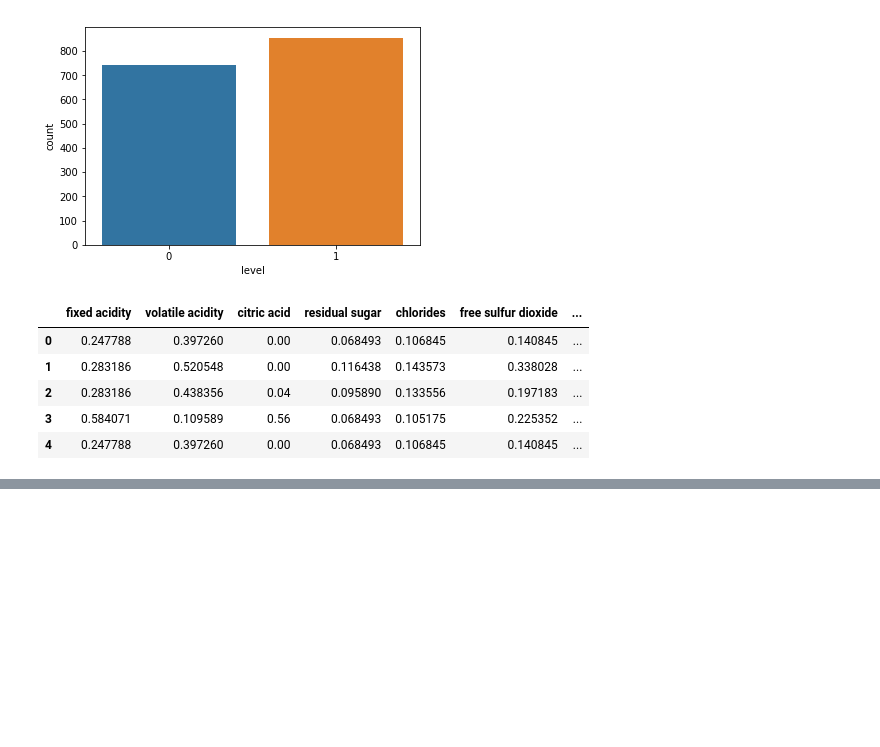
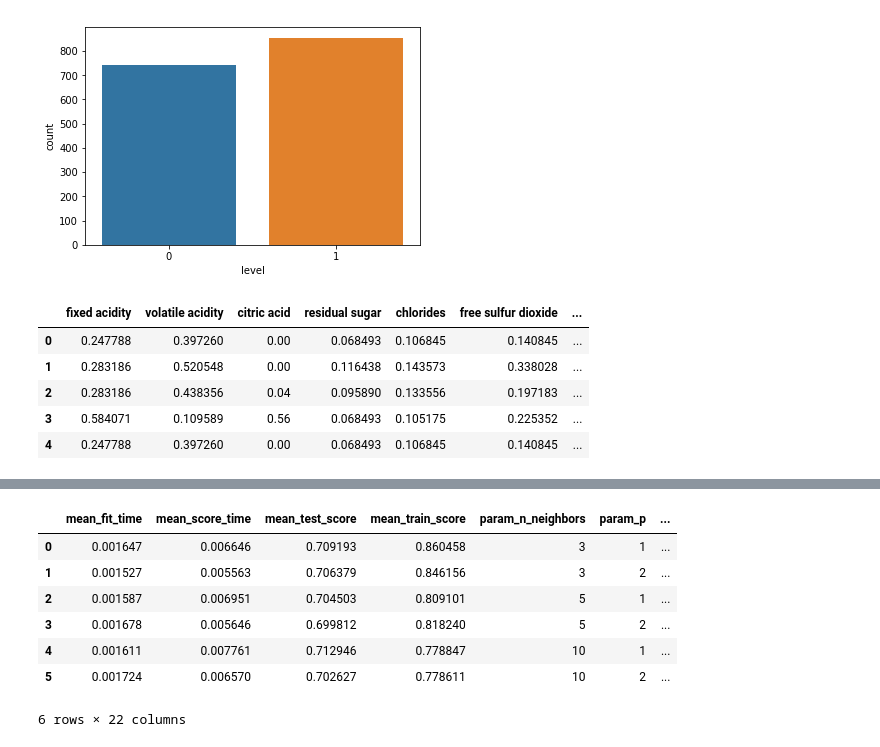
Before and after one commit to davidkorea/MEACHINE_LEARNING, a Jupyter notebook: 3_wine_quality/9_neural_network_MLP_cross_validation.ipynb, the cells around one changed output, grey strips where cells are left out. Cells and saved outputs as stored; diff of their text form; code cells hidden in the pictures; blank space fills up the shorter version.

```diff
--- a/3_wine_quality/9_neural_network_MLP_cross_validation.ipynb
+++ b/3_wine_quality/9_neural_network_MLP_cross_validation.ipynb
@@ -175,0 +153,11 @@ SyntaxError: invalid syntax (<ipython-input-42-be3218cab21a>, line 1)
+# %%
+pd.DataFrame(clf_list[3].cv_results_)
+# %% [output]
+|  | mean_fit_time | mean_score_time | mean_test_score | mean_train_score | param_n_neighbors | param_p | ... |
+| 0 | 0.001647 | 0.006646 | 0.709193 | 0.860458 | 3 | 1 | ... |
+| 1 | 0.001527 | 0.005563 | 0.706379 | 0.846156 | 3 | 2 | ... |
+| 2 | 0.001587 | 0.006951 | 0.704503 | 0.809101 | 5 | 1 | ... |
+| 3 | 0.001678 | 0.005646 | 0.699812 | 0.818240 | 5 | 2 | ... |
+| 4 | 0.001611 | 0.007761 | 0.712946 | 0.778847 | 10 | 1 | ... |
+| 5 | 0.001724 | 0.006570 | 0.702627 | 0.778611 | 10 | 2 | ... |
+6 rows × 22 columns
```
Also changed, not shown: parts of 7 cells of this notebook.
